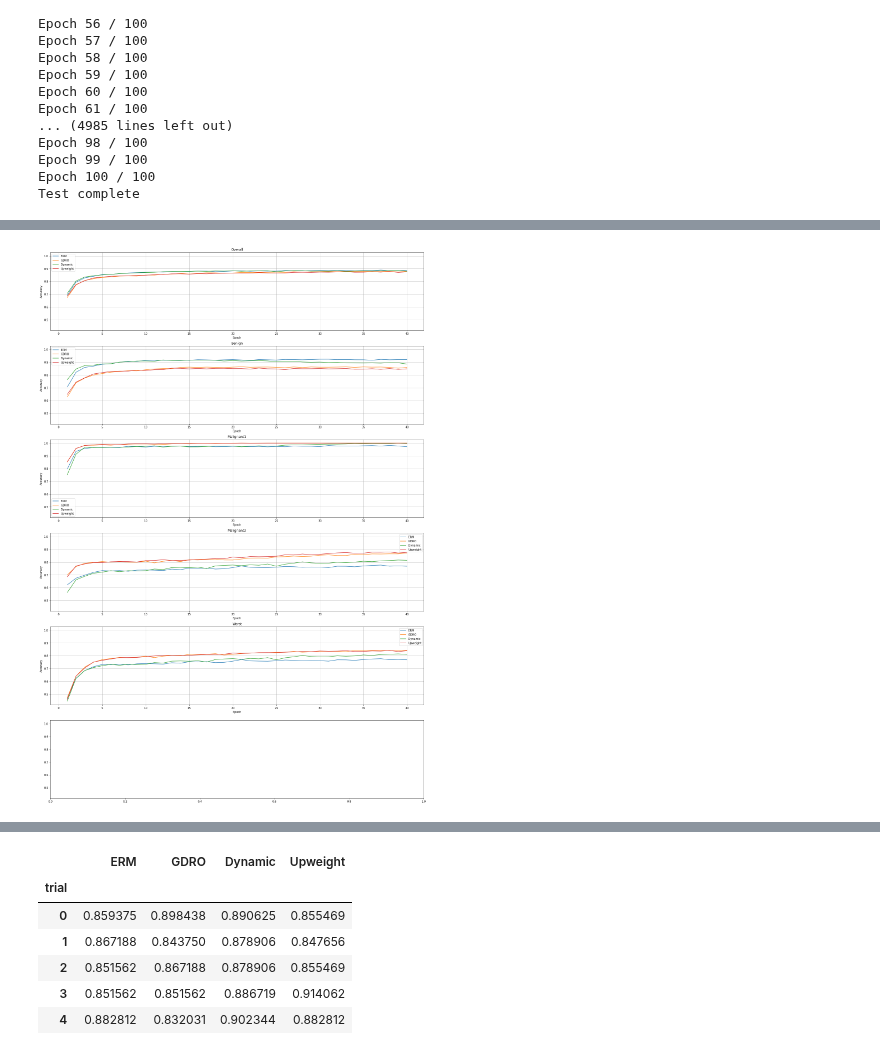
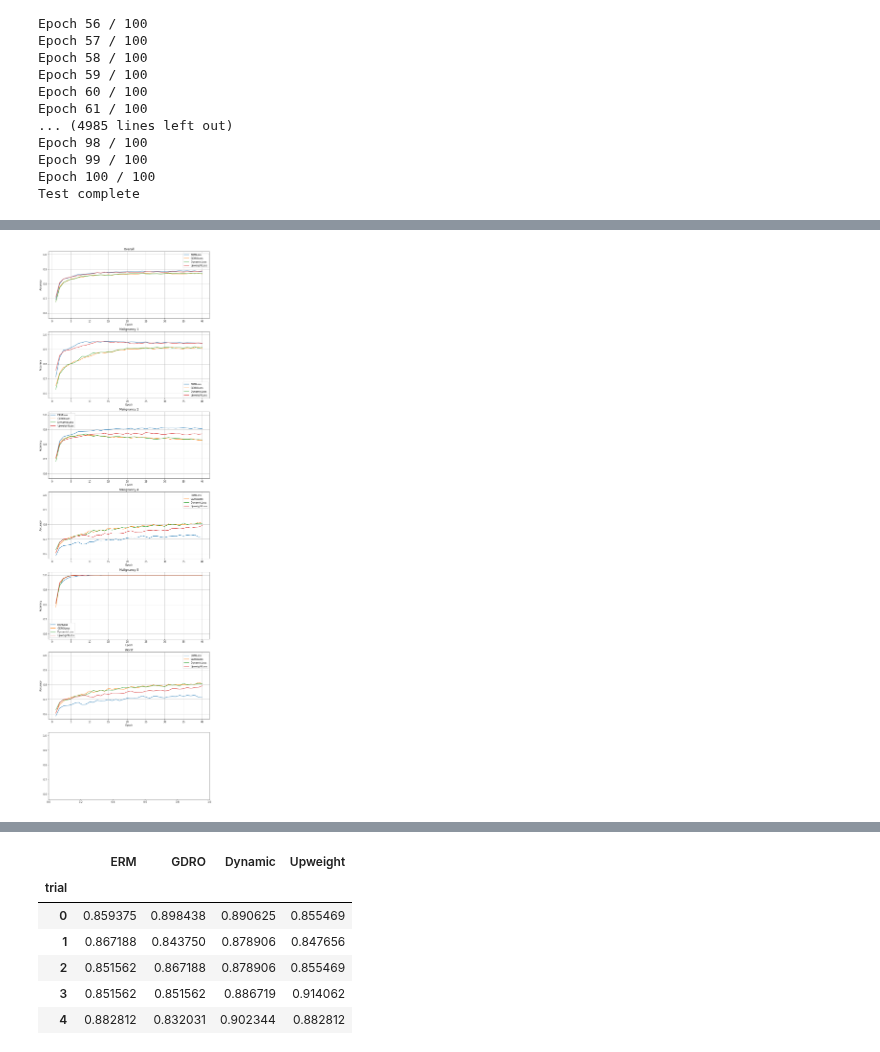
Before and after one commit to mtzig/LIDC_GDRO, a Jupyter notebook: notebooks/run_test.ipynb, the cells around one changed output, grey strips where cells are left out. Cells and saved outputs as stored; diff of their text form; code cells hidden in the pictures.

Commit message:
tests for spiculation and malignancy subclasses

```diff
--- a/notebooks/run_test.ipynb
+++ b/notebooks/run_test.ipynb
@@ -317,37 +308,51 @@ files.download(f'results_{datetime.now().strftime("%Y%m%d_%H%M%S")}.csv')
 # %% [output]
 [interactive output not drawn]
 [interactive output not drawn]
+# %%
+loaded_df = pd.read_csv('test_results/standardized/LIDC_designed_features_mal_groups_20220720_135132/accuracies.csv')
+N = max(loaded_df["trial"]) + 1
+epochs = max(loaded_df["epoch"]) + 1
+subtypes = list(loaded_df["subtype"].unique())
+algorithms = loaded_df.columns
+
+results = loaded_df.drop(columns=["subtype", "epoch", "trial"]).to_dict('list')
+results_df = pd.DataFrame(results, index=pd.MultiIndex.from_product([range(N), range(epochs), subtypes], names=["trial", "epoch", "subtype"]))
 # %%
 import matplotlib.pyplot as plt
+
+trial_means = results_df.unstack().unstack().mean(axis=0).unstack(level=0).unstack(level=0).stack()
+worst_group = trial_means.stack().unstack(level=1).drop(columns="Overall").min(axis=1).unstack()
+worst_group.index = pd.MultiIndex.from_tuples([(epoch, "Worst") for epoch in worst_group.index], names=["epoch", "subtype"])
+trial_means = pd.concat([trial_means, worst_group])
 
 rolling_window = 1
 
 drop_epochs = list(range(40, 100))
 
 rolling_data = trial_means.unstack(level=1).rolling(rolling_window).mean().stack().drop(drop_epochs, level=0, axis=0, inplace=False)
 # reindex epochs from 1
 rolling_data.index = pd.MultiIndex.from_tuples(zip(rolling_data.index.get_level_values(0) + 1, rolling_data.index.get_level_values(1)), names=["epoch", "subtype"])
 
 plots = [*subtypes, "Worst"]
 # plots = ["Overall", "Worst"]
 
 hide = []
 
 w = 1
 
 f, a = plt.subplots((len(plots) + 1) // w, w, sharey=True)
 
 #if len(plots) > w:
   #a = [ax for a0 in a for ax in a0]
 
 # plot subtypes sensitivity
 
-#legend=None,xlim=[55, 60],ylim=[0.85,0.88],
+#legend=None,xlim=[35, 40],ylim=[0.85,0.88],
 
 for i in range(len(plots)):
-    rolling_data.drop(columns=hide).xs(plots[i], level=1).plot(xlabel="Epoch",ylabel="Accuracy",kind='line',title=plots[i],ax=a[i],figsize=(24, 6 * ((len(plots) + 1) // w)),grid=True)
+    rolling_data.drop(columns=hide).xs(plots[i], level=1).plot(xlabel="Epoch",ylabel="Accuracy",kind='line',title=plots[i],ax=a[i],figsize=(12 * w, 6 * ((len(plots) + 1) // w)),grid=True)
 # %% [output]
-[figure, old version]
+[figure, new version]
 # %%
 # ROC curve
 
```
Also changed, not shown: parts of 5 cells of this notebook, 12 other files.
